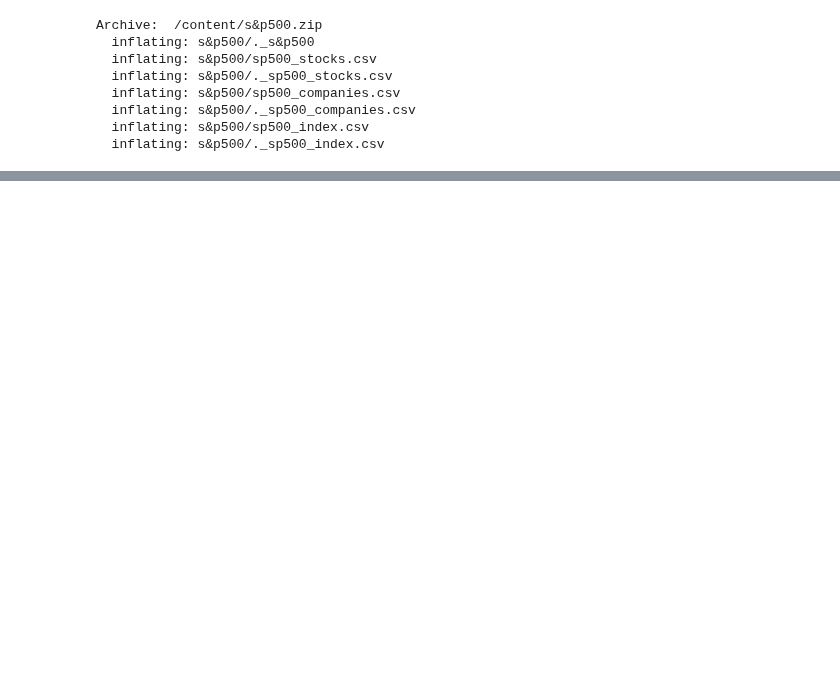
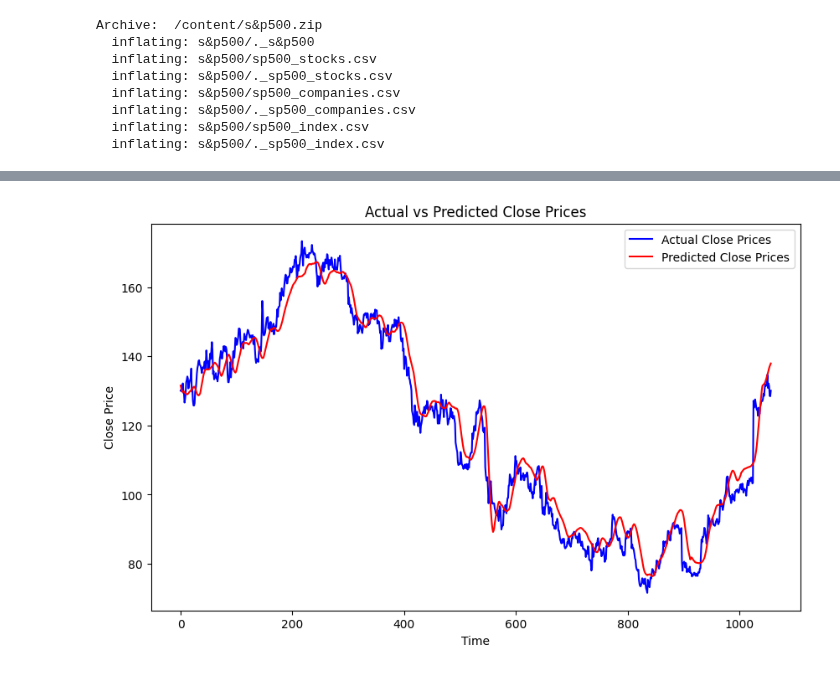
Before and after one commit to ds2af/CSCI6330, a Jupyter notebook: CSCI6330_ProjectCode.ipynb, the cells around one changed output, grey strips where cells are left out. Cells and saved outputs as stored; diff of their text form; code cells hidden in the pictures; blank space fills up the shorter version.

```diff
--- a/CSCI6330_ProjectCode.ipynb
+++ b/CSCI6330_ProjectCode.ipynb
@@ -63,0 +460,17 @@ Archive:  /content/s&p500.zip
+# %%
+X_train_split, y_train_split = split_data(X_train, y_train, rank, size)
+X_test_split, y_test_split = split_data(X_test, y_test, rank, size)
+
+model = Sequential()
+model.add(LSTM(units=50, return_sequences=True, input_shape=(X_train.shape[1], X_train.shape[2])))
+model.add(Dropout(0.2))
+model.add(LSTM(units=50, return_sequences=True))
+model.add(Dropout(0.2))
+model.add(GRU(units=50, return_sequences=True))
+model.add(Dropout(0.2))
+model.add(LSTM(units=50, return_sequences=False))
+model.add(Dropout(0.2))
+model.add(Dense(units=1))
+model.compile(optimizer='sgd', loss='mean_squared_error')
+# %%
+history = model.fit(X_train_split, y_train_split, epochs=50, batch_size=32, validation_data=(X_test_split, y_test_split))
@@ -63,0 +495,35 @@ Archive:  /content/s&p500.zip
+# %%
+def aggregate_weights(model, comm, rank, size):
+    local_weights = model.get_weights()
+
+    global_weights = [np.zeros_like(w) for w in local_weights]
+
+    for i in range(len(local_weights)):
+        comm.Allreduce(local_weights[i], global_weights[i], op=MPI.SUM)
+
+    averaged_weights = [w / size for w in global_weights]
+
+    model.set_weights(averaged_weights)
+
+aggregate_weights(model, comm, rank, size)
+
+if rank == 0:
+    predicted_close_all = model.predict(X_test)
+
+    predicted_prices = np.zeros((len(predicted_close_all), X_train.shape[2]))
+    predicted_prices[:, 3] = predicted_close_all[:, 0]
+    predicted_close = scaler.inverse_transform(predicted_prices)[:, 3]
+
+    y_test_extended = np.zeros((len(y_test), X_train.shape[2]))
+    y_test_extended[:, 3] = y_test
+    y_test_original = scaler.inverse_transform(y_test_extended)[:, 3]
+
+    plt.figure(figsize=(10, 6))
+    plt.plot(y_test_original, color='blue', label='Actual Close Prices')
+    plt.plot(predicted_close, color='red', label='Predicted Close Prices')
+    plt.title('Actual vs Predicted Close Prices')
+    plt.xlabel('Time')
+    plt.ylabel('Close Price')
+    plt.legend()
+    plt.show()
+# %% [output]
@@ -63,0 +531 @@ Archive:  /content/s&p500.zip
+[figure, added]
```
Also changed, not shown: parts of 32 cells of this notebook.
